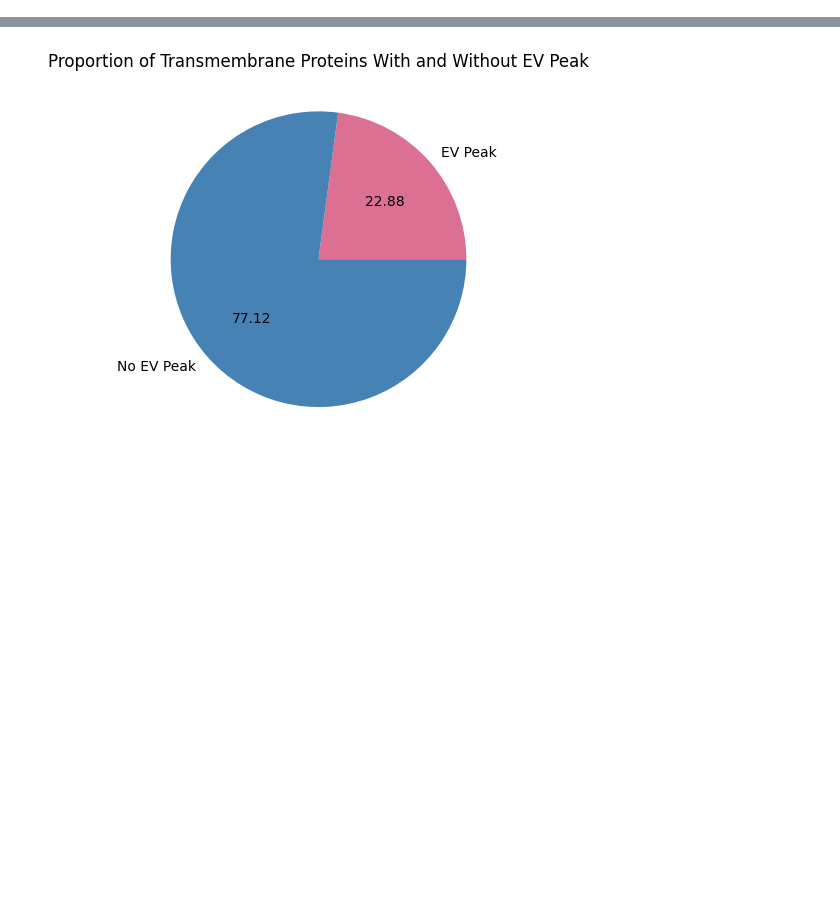
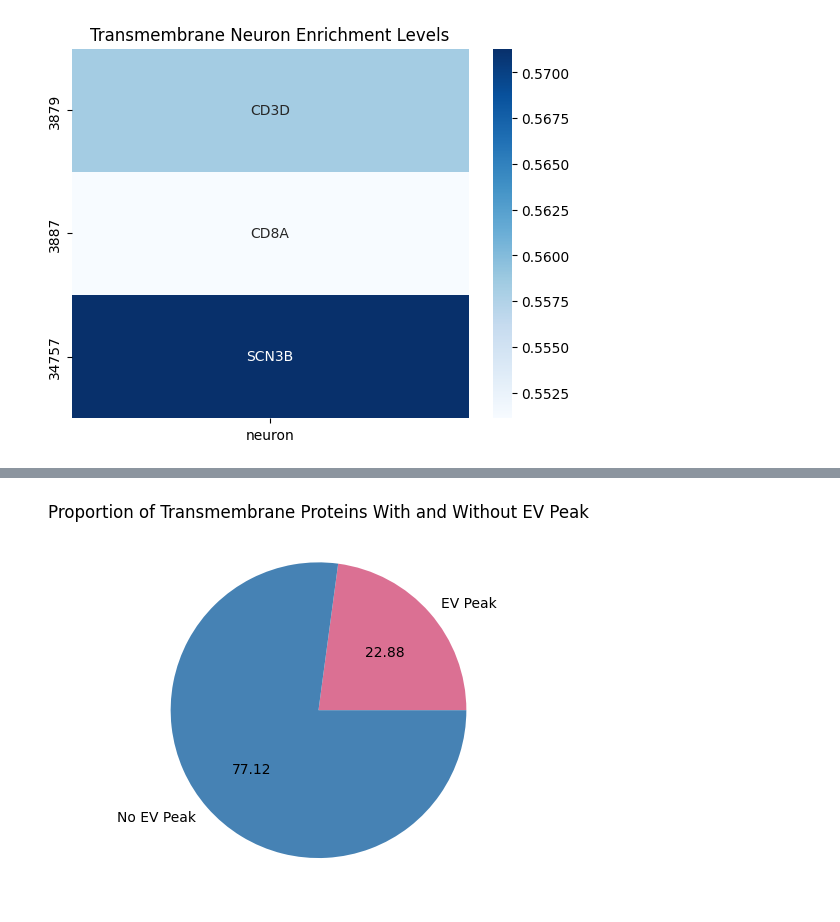
Before and after one commit to Walt-Lab/bdev_mass_spec, a Jupyter notebook: 10_analysis.ipynb, the cells around one changed output, grey strips where cells are left out. Cells and saved outputs as stored; diff of their text form; code cells hidden in the pictures; blank space fills up the shorter version.

```diff
--- a/10_analysis.ipynb
+++ b/10_analysis.ipynb
@@ -655,18 +760,42 @@ tm_astrocyte = identify_fractionation_pattern_cell_type_specific_targets(
 # %%
 # transmembrane neuron targets
 tm_neuron = identify_fractionation_pattern_cell_type_specific_targets(
     assay_dataframe = assays,
     uniprot_fasta_database = uniprot_fasta_database,
     region = "TMhelix",
     brain_rna_seq_path = brain_rna_seq_path,
     cell_type = "neuron",
     # general_specificity_metric = "tau",
     # general_specificity_cutoff = 0.2,
-    indiv_specificity_metric = "enrichment",
-    indiv_specificity_cutoff = 3,
+    indiv_specificity_metric = "tsi",
+    indiv_specificity_cutoff = 0.5,
     high_fractions = ['9', '10'],
     low_fractions = ['7', '11', '12', '13'],
     sample_health = 'healthy',
     mean_median_individual = 'individual_median',
     tidy_dataframe = tidy_data
     )
+
+tm_neuro_expression = expression_data[expression_data.index.isin(tm_neuron)]
+
+tso_indiv = tspex.TissueSpecificity(
+    tm_neuro_expression, "tsi", log=True
+)
+
+tso_indiv_df = pd.DataFrame(
+    tso_indiv.tissue_specificity,
+    columns=["endothelial", "astrocyte", "microglia", "neuron", "oligodendrocyte"],
+    )
+
+tso_indiv_filtered = tso_indiv_df[tso_indiv_df["neuron"] > 0.5]
+
+neuro_hgnc_uniprot_mapping_data = hgnc_uniprot_mapping_data[hgnc_uniprot_mapping_data["uniprot_ids"].isin(tm_neuron)]
+expressed_targets = tso_indiv_filtered.merge(neuro_hgnc_uniprot_mapping_data, left_index = True, right_on = "uniprot_ids", how = "outer")
+
+neuro_enrich_df = expressed_targets[["neuron", "symbol"]]
+cmap = sns.color_palette("Blues", as_cmap=True)
+ax = sns.heatmap(neuro_enrich_df[['neuron']], annot=neuro_enrich_df[['symbol']], fmt='', cmap=cmap, cbar=True,)
+plt.title('Transmembrane Neuron Enrichment Levels')
+plt.show()
+# %% [output]
+[figure, added]
```
Also changed, not shown: parts of 33 cells of this notebook.
